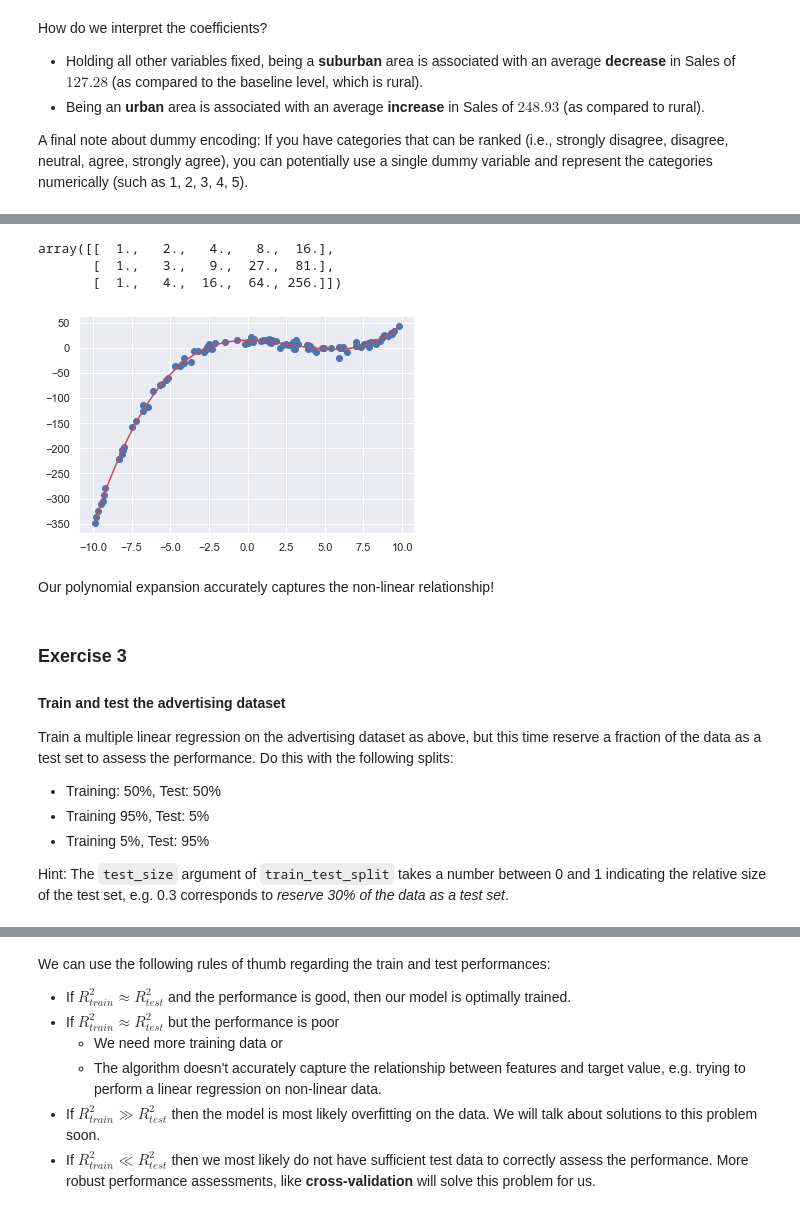
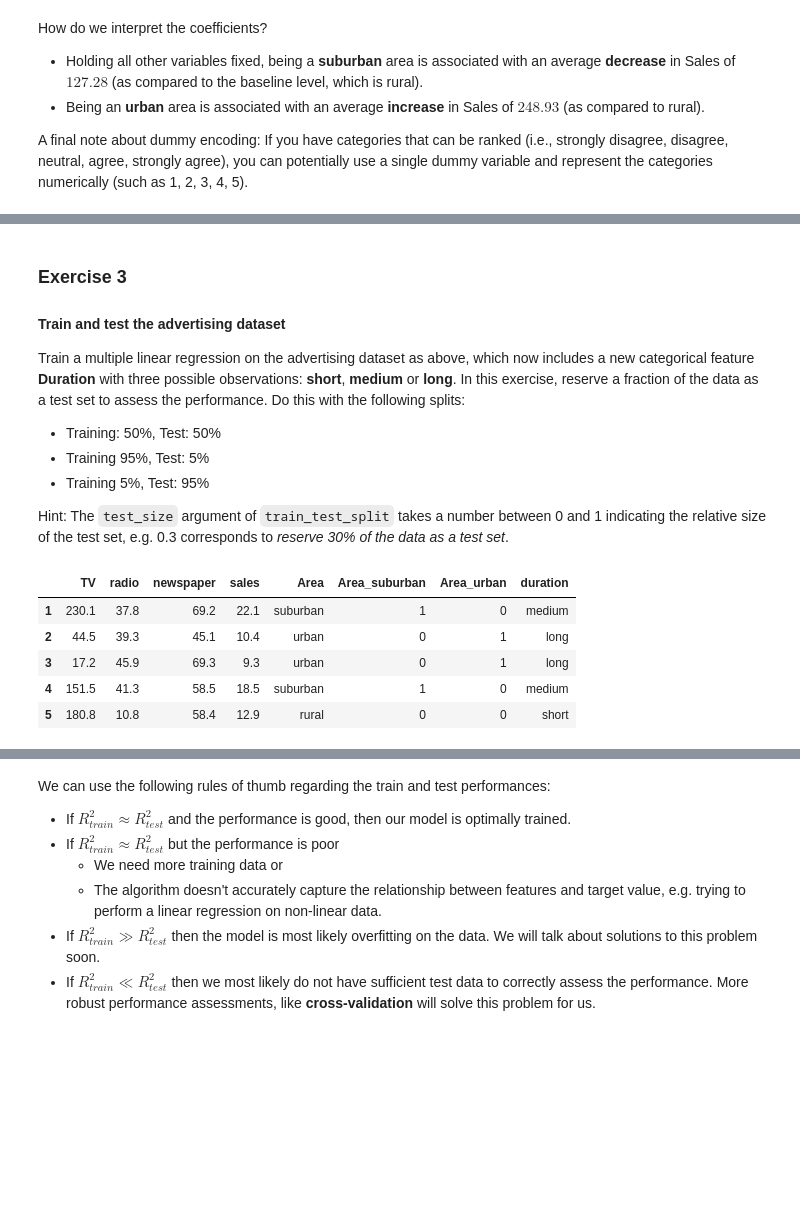
Before and after one commit to binxuankong/machine-learning-functions, a Jupyter notebook: Introduction to Machine Learning/MC/Intro_to_ML_V2.ipynb, the cells around one changed output, grey strips where cells are left out. Cells and saved outputs as stored; diff of their text form; code cells hidden in the pictures; blank space fills up the shorter version.

```diff
--- a/Introduction to Machine Learning/MC/Intro_to_ML_V2.ipynb
+++ b/Introduction to Machine Learning/MC/Intro_to_ML_V2.ipynb
@@ -794,36 +718,9 @@ We see here that the transformer has added columns to our array corresponding to
-# %%
-poly = PolynomialFeatures(degree=4, include_bias=True)
-x_poly = poly.fit_transform(x_1d)
-x_poly
-# %% [output]
-array([[  1.,   2.,   4.,   8.,  16.],
-       [  1.,   3.,   9.,  27.,  81.],
-       [  1.,   4.,  16.,  64., 256.]])
-# %%
-# Fit and transform the train data
-poly = PolynomialFeatures(degree=3, include_bias=False)
-X_poly = poly.fit_transform(X)
-
-model = LinearRegression()
-model.fit(X_poly, y)
-
-# Fit and transform the test data
-X_pred = np.linspace(X.min(), X.max(), 100)[:, np.newaxis]
-X_pred_poly = poly.fit_transform(X_pred)
-y_pred = model.predict(X_pred_poly)
-
-plt.scatter(X, y)
-plt.plot(X_pred, y_pred, c='r');
-# %% [output]
-[figure, removed]
-# %% [markdown]
-Our polynomial expansion accurately captures the non-linear relationship!
 # %% [markdown]
 ### Exercise 3
 
 #### Train and test the advertising dataset
 
-Train a multiple linear regression on the advertising dataset as above, but this time reserve a fraction of the data as a test set to assess the performance. Do this with the following splits:
+Train a multiple linear regression on the advertising dataset as above, which now includes a new categorical feature **Duration** with three possible observations: **short**, **medium** or **long**. In this exercise, reserve a fraction of the data as a test set to assess the performance. Do this with the following splits:
 - Training: 50%, Test: 50%
 - Training 95%, Test: 5%
 - Training 5%, Test: 95%
@@ -836,0 +729,20 @@ y = sales["sales"]
+# %%
+# set a seed for reproducibility
+np.random.seed(42)
+
+# assign roughly one third of observations to each group
+nums = np.random.rand(len(sales))
+mask_suburban = (nums > 0.33) & (nums < 0.66)
+mask_urban = nums > 0.66
+sales_dur = sales_area.copy()
+sales_dur['duration'] = 'short'
+sales_dur.loc[mask_suburban, 'duration'] = 'medium'
+sales_dur.loc[mask_urban, 'duration'] = 'long'
+sales_dur.head()
+# %% [output]
+|  | TV | radio | newspaper | sales | Area | Area_suburban | Area_urban | duration |
+| 1 | 230.1 | 37.8 | 69.2 | 22.1 | suburban | 1 | 0 | medium |
+| 2 | 44.5 | 39.3 | 45.1 | 10.4 | urban | 0 | 1 | long |
+| 3 | 17.2 | 45.9 | 69.3 | 9.3 | urban | 0 | 1 | long |
+| 4 | 151.5 | 41.3 | 58.5 | 18.5 | suburban | 1 | 0 | medium |
+| 5 | 180.8 | 10.8 | 58.4 | 12.9 | rural | 0 | 0 | short |
```
Also changed, not shown: parts of 26 cells of this notebook, 1 other file.
